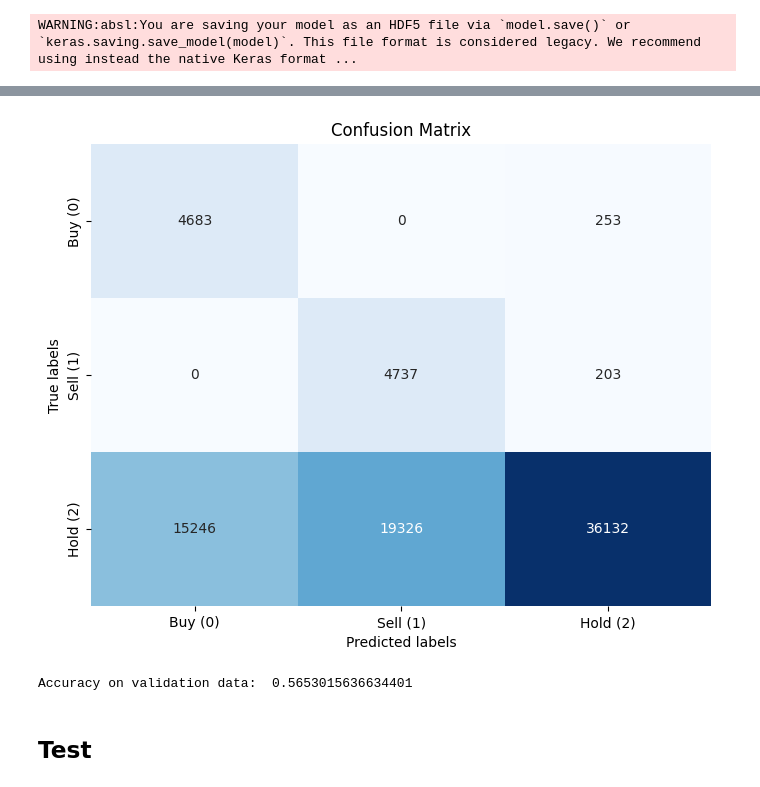
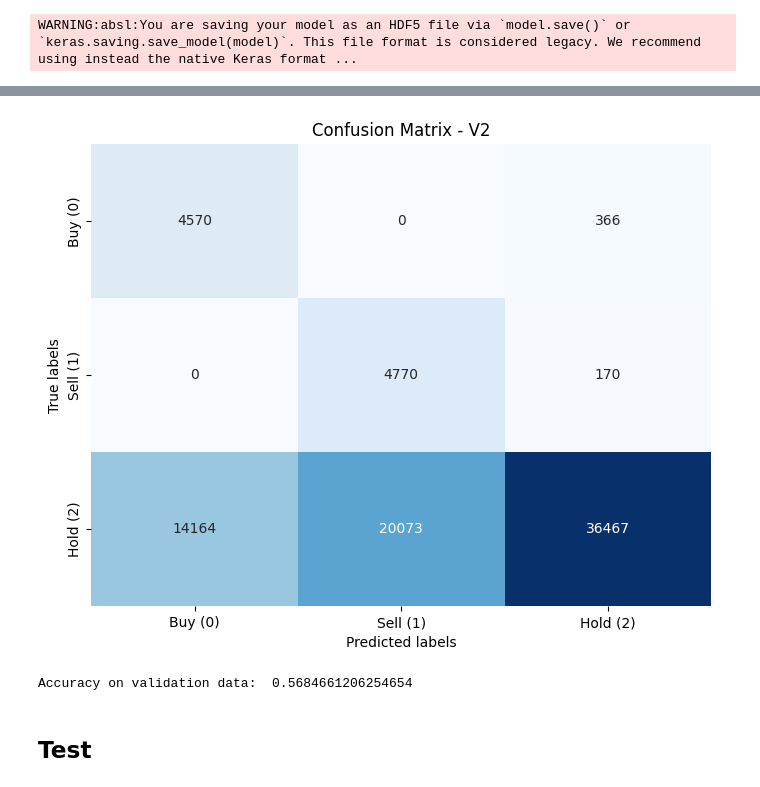
Before and after one commit to Deadeye111/fhgr-cds-305-trading-bot, a Jupyter notebook: CNN/CNN_based_TradingBot_V2.ipynb, the cells around one changed output, grey strips where cells are left out. Saved outputs shown, nothing was run; the diff lists cells and outputs as text; code cells hidden in the pictures.

```diff
--- a/CNN/CNN_based_TradingBot_V2.ipynb
+++ b/CNN/CNN_based_TradingBot_V2.ipynb
@@ -725,9 +733,9 @@ from collections import Counter
 
 df = merged_df.dropna()
 
-list_features = list(df.loc[:, 'Open':'adx_neg_21'].columns)  # needs to be changed to the features you want to use
+list_features = list(df.loc[:, 'Open':'bb_bbl_21'].columns)  # needs to be changed to the features you want to use
 print('Total number of features', len(list_features))
-x_train, x_test, y_train, y_test = train_test_split(df.loc[:, 'Open':'adx_neg_21'], df['Labels_MID'], train_size=0.8,
+x_train, x_test, y_train, y_test = train_test_split(df.loc[:, 'Open':'bb_bbl_21'], df['Labels_MID'], train_size=0.8,
                                                     test_size=0.2, random_state=2, shuffle=True, stratify=df['Labels_MID'])
 
 train_split = 0.8
@@ -1152,6 +1164,6 @@ sns.heatmap(conf_matrix, annot=True, fmt="d", cmap="Blues", cbar=False,
             yticklabels=['Buy (0)', 'Sell (1)', 'Hold (2)'])
 plt.xlabel('Predicted labels')
 plt.ylabel('True labels')
-plt.title('Confusion Matrix')
+plt.title(f"Confusion Matrix - {version}")
 plt.show()
 # %% [output]
@@ -1159,4 +1171,4 @@ plt.show()
-[figure, old version]
+[figure, new version]
 # %%
 # calculate the accuracy
 from sklearn.metrics import accuracy_score
@@ -1164,7 +1176,7 @@ from sklearn.metrics import accuracy_score
 accuracy = accuracy_score(y_cv, y_pred_classes)
 print('Accuracy on validation data: ', accuracy)
 # %% [output]
-Accuracy on validation data:  0.5653015636634401
+Accuracy on validation data:  0.5684661206254654
 # %% [markdown]
 ## Test
 # %%
```
Also changed, not shown: parts of 11 cells of this notebook, 4 other files.
